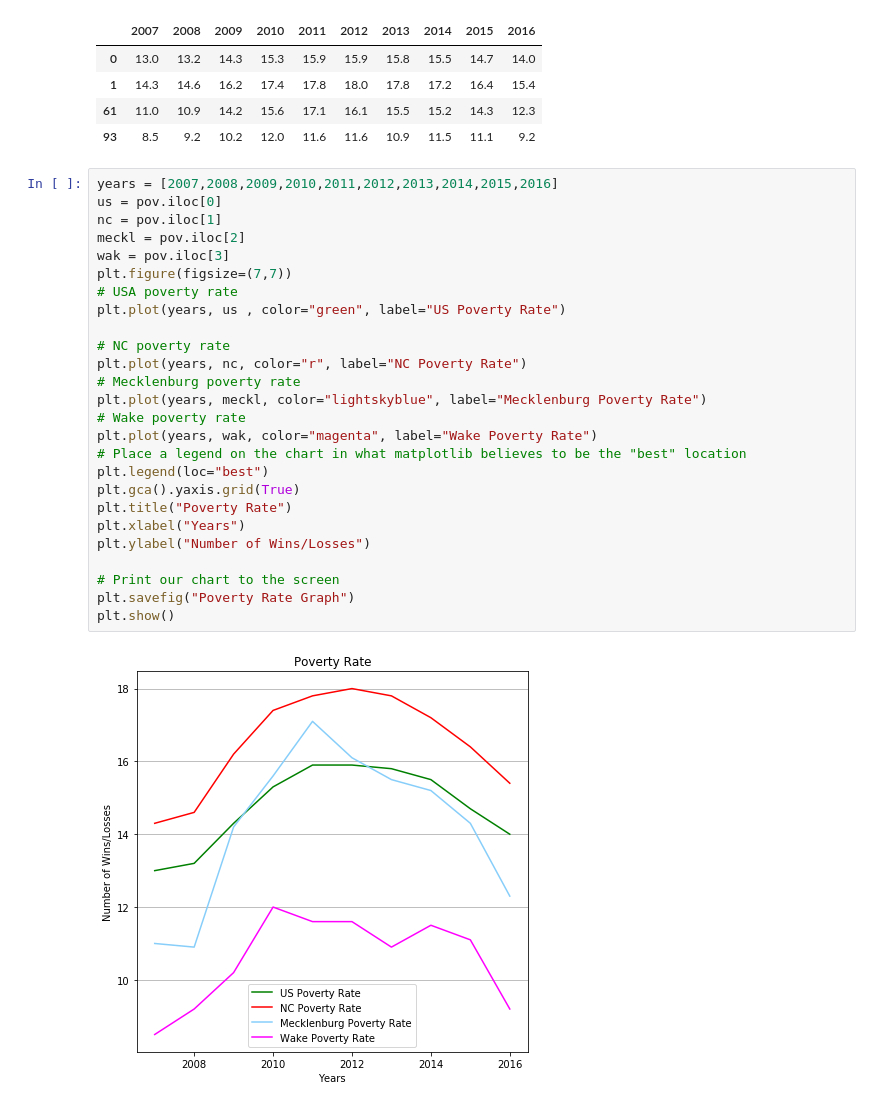
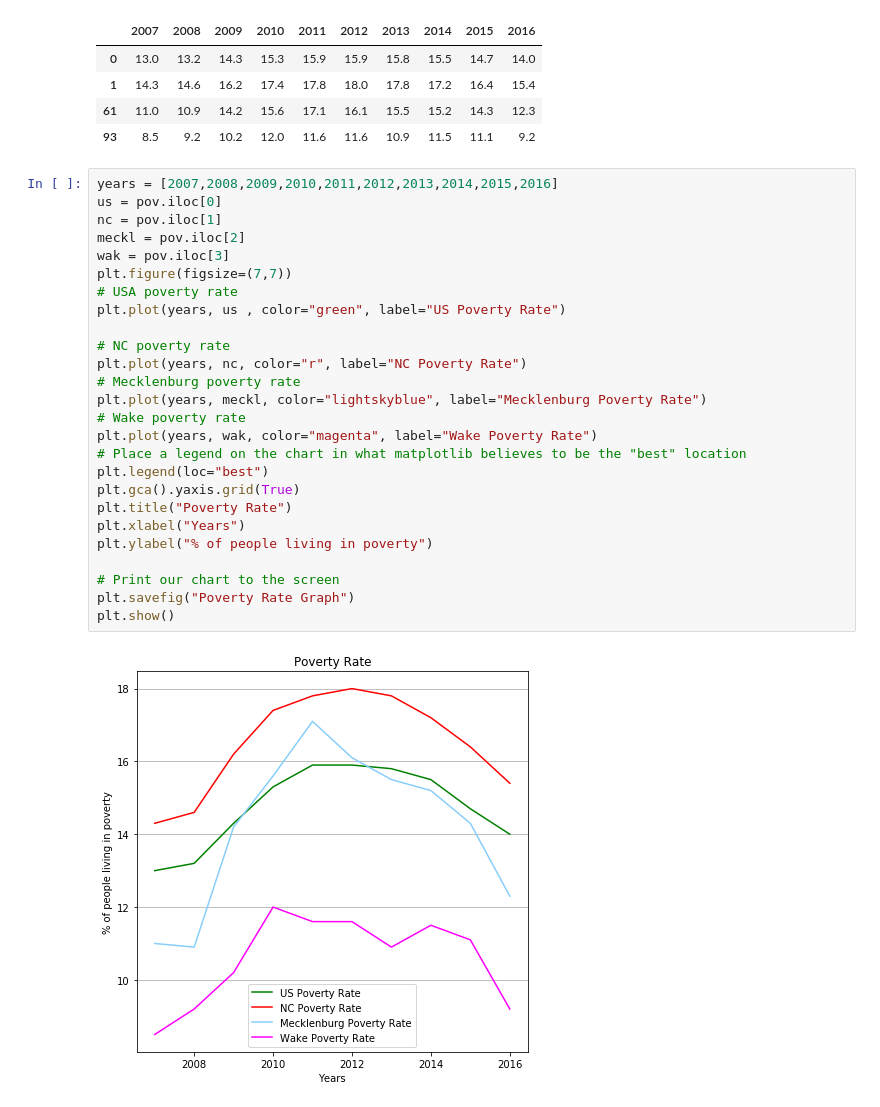
Before and after one commit to JANSSOC/Group6_Project, a Jupyter notebook: Poverty Trends.ipynb, the cells around one changed output. Drawn from its saved outputs; the diff is of its cells as text.

Commit message:
fixed labels on poverty chart

```diff
--- a/Poverty Trends.ipynb
+++ b/Poverty Trends.ipynb
@@ -96,28 +96,28 @@ pov
 # %%
 years = [2007,2008,2009,2010,2011,2012,2013,2014,2015,2016]
 us = pov.iloc[0]
 nc = pov.iloc[1]
 meckl = pov.iloc[2]
 wak = pov.iloc[3]
 plt.figure(figsize=(7,7))
 # USA poverty rate
 plt.plot(years, us , color="green", label="US Poverty Rate")
 
 # NC poverty rate
 plt.plot(years, nc, color="r", label="NC Poverty Rate")
 # Mecklenburg poverty rate
 plt.plot(years, meckl, color="lightskyblue", label="Mecklenburg Poverty Rate")
 # Wake poverty rate
 plt.plot(years, wak, color="magenta", label="Wake Poverty Rate")
 # Place a legend on the chart in what matplotlib believes to be the "best" location
 plt.legend(loc="best")
 plt.gca().yaxis.grid(True)
 plt.title("Poverty Rate")
 plt.xlabel("Years")
-plt.ylabel("Number of Wins/Losses")
+plt.ylabel("% of people living in poverty")
 
 # Print our chart to the screen
 plt.savefig("Poverty Rate Graph")
 plt.show()
 # %% [output]
-[figure, old version]
+[figure, new version]
```
Also changed, not shown: 1 other file.
